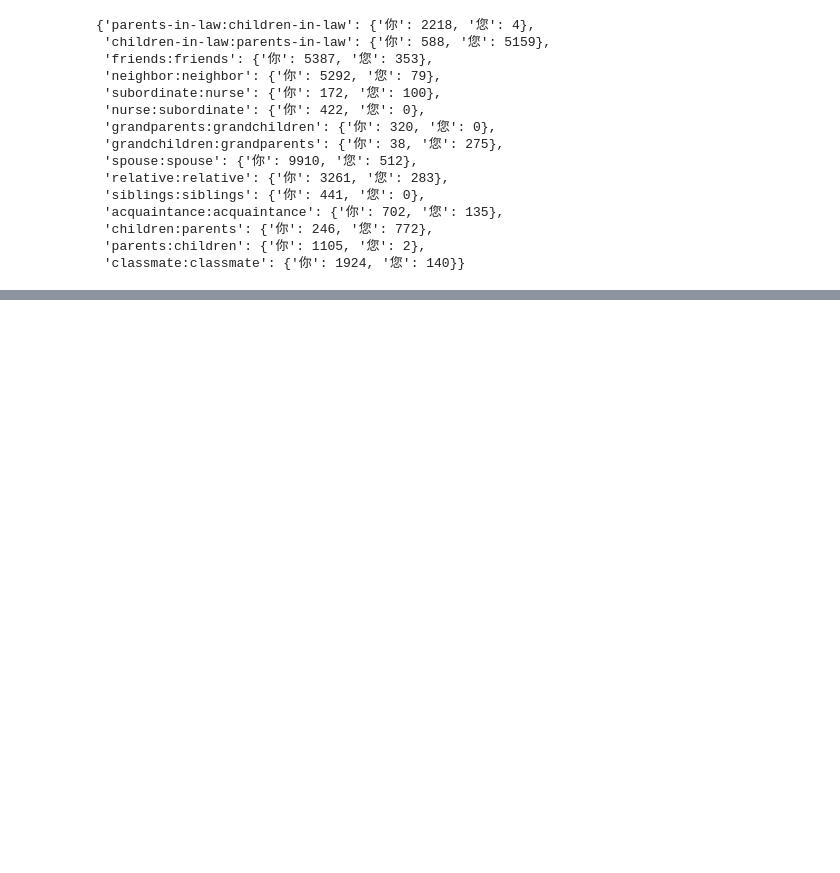
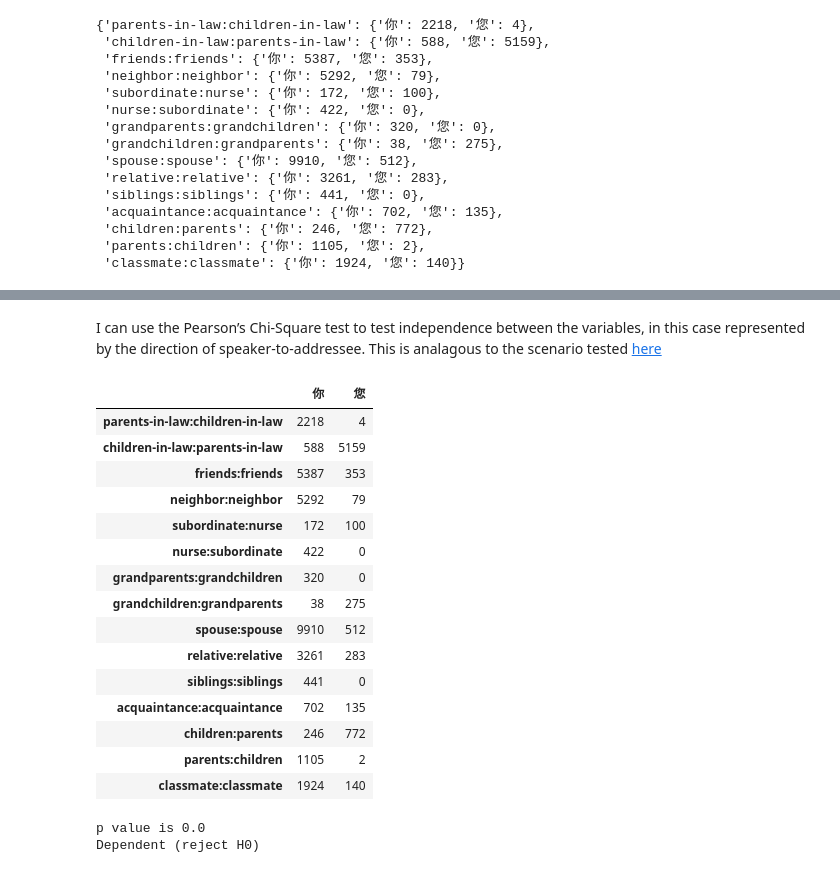
Before and after one commit to elyeb/dialog_formality, a Jupyter notebook: corpora_explore_messy.ipynb, the cells around one changed output, grey strips where cells are left out. Drawn from its saved outputs; the diff is of its cells as text; code cells hidden in the pictures; blank space fills up the shorter version.

```diff
--- a/corpora_explore_messy.ipynb
+++ b/corpora_explore_messy.ipynb
@@ -734,0 +696,39 @@ fig.show()
+# %% [markdown]
+I can use the Pearson’s Chi-Square test to test independence between the variables, in this case represented by the direction of speaker-to-addressee. This is analagous to the scenario tested [here](https://www.geeksforgeeks.org/python-pearsons-chi-square-test/)
+# %%
+#Present data as an observation table
+rel_df = pd.DataFrame(rel_dict_2)
+rel_df
+# %% [output]
+|  | 你 | 您 |
+| parents-in-law:children-in-law | 2218 | 4 |
+| children-in-law:parents-in-law | 588 | 5159 |
+| friends:friends | 5387 | 353 |
+| neighbor:neighbor | 5292 | 79 |
+| subordinate:nurse | 172 | 100 |
+| nurse:subordinate | 422 | 0 |
+| grandparents:grandchildren | 320 | 0 |
+| grandchildren:grandparents | 38 | 275 |
+| spouse:spouse | 9910 | 512 |
+| relative:relative | 3261 | 283 |
+| siblings:siblings | 441 | 0 |
+| acquaintance:acquaintance | 702 | 135 |
+| children:parents | 246 | 772 |
+| parents:children | 1105 | 2 |
+| classmate:classmate | 1924 | 140 |
+# %%
+from scipy.stats import chi2_contingency
+
+# defining the table
+stat, p, dof, expected = chi2_contingency(rel_df)
+
+# interpret p-value
+alpha = 0.05
+print("p value is " + str(p))
+if p <= alpha:
+    print('Dependent (reject H0)')
+else:
+    print('Independent (H0 holds true)')
+# %% [output]
+p value is 0.0
+Dependent (reject H0)
```
Also changed, not shown: parts of 5 cells of this notebook.
